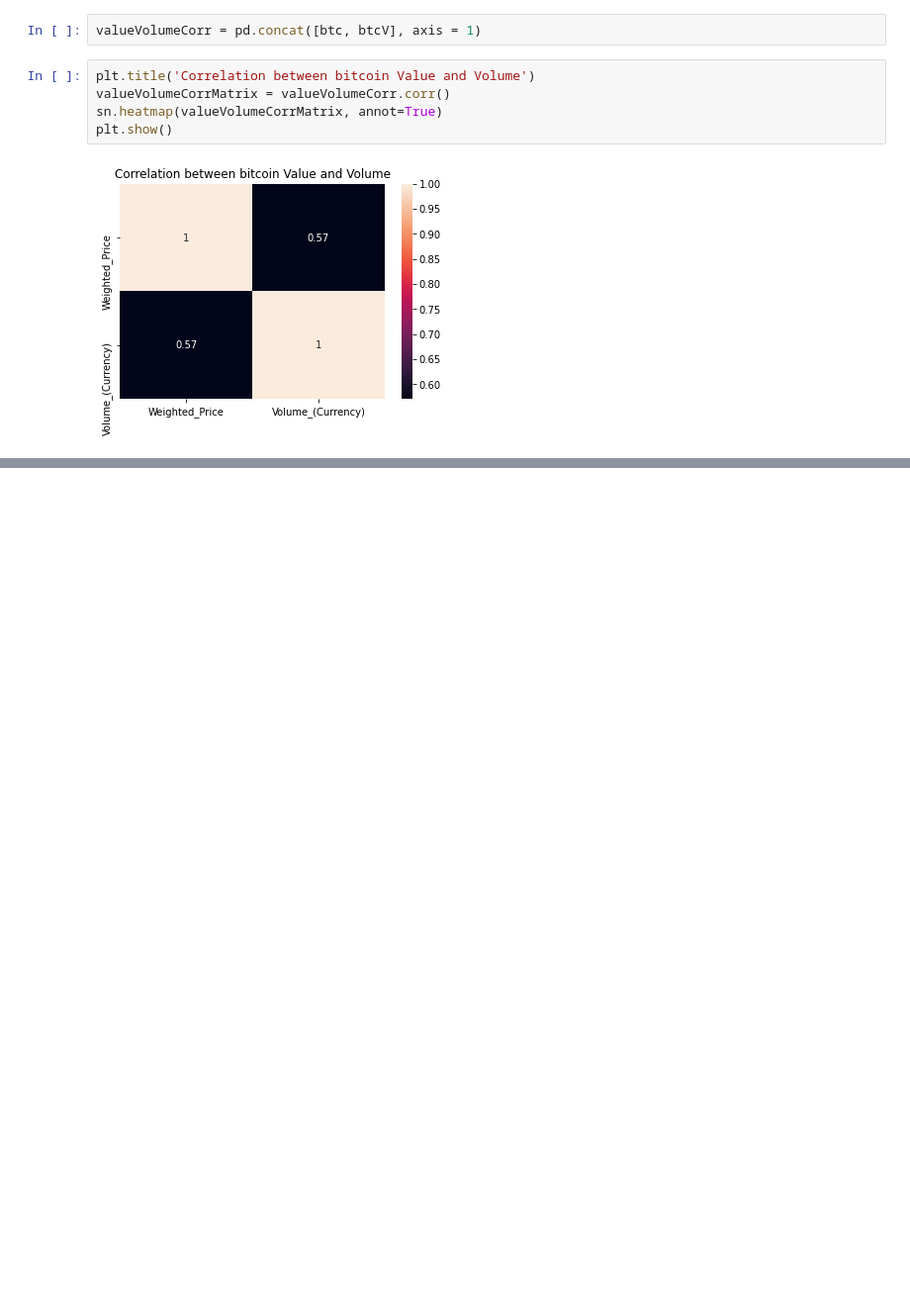
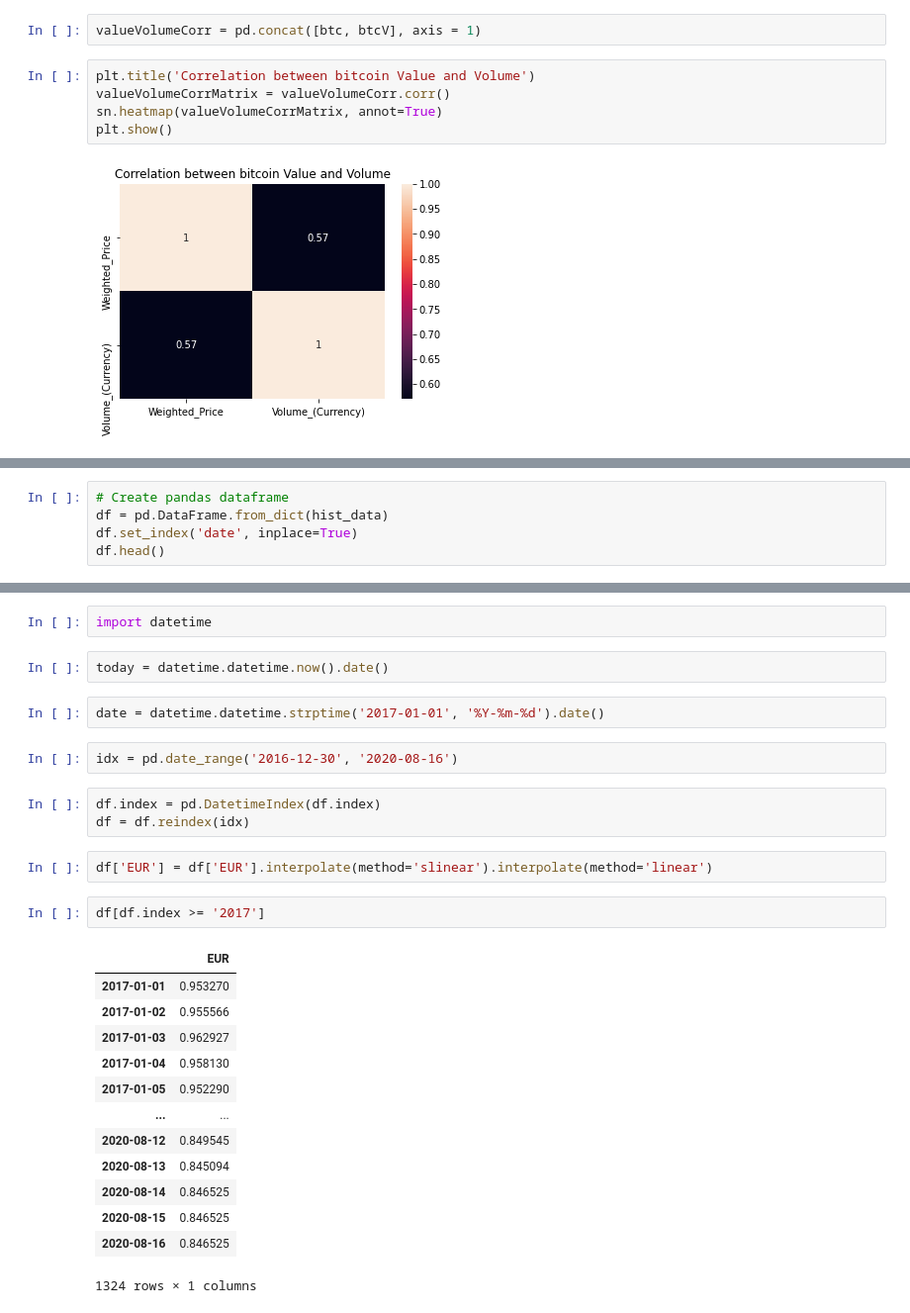
Before and after one commit to Sebastian-Bender/Cryptocurrency-price-prediction, a Jupyter notebook: CryptoPricePrediction/src/analysis.ipynb, the cells around one changed output, grey strips where cells are left out. Shown at 99% size. Cells and saved outputs as stored; diff of their text form; blank space fills up the shorter version.

```diff
--- a/CryptoPricePrediction/src/analysis.ipynb
+++ b/CryptoPricePrediction/src/analysis.ipynb
@@ -212,0 +231,5 @@ plt.show()
+# %%
+# Create pandas dataframe
+df = pd.DataFrame.from_dict(hist_data)
+df.set_index('date', inplace=True)
+df.head()
@@ -212,0 +244,29 @@ plt.show()
+# %%
+import datetime
+# %%
+today = datetime.datetime.now().date()
+# %%
+date = datetime.datetime.strptime('2017-01-01', '%Y-%m-%d').date()
+# %%
+idx = pd.date_range('2016-12-30', '2020-08-16')
+# %%
+df.index = pd.DatetimeIndex(df.index)
+df = df.reindex(idx)
+# %%
+df['EUR'] = df['EUR'].interpolate(method='slinear').interpolate(method='linear')
+# %%
+df[df.index >= '2017']
+# %% [output]
+|  | EUR |
+| 2017-01-01 | 0.953270 |
+| 2017-01-02 | 0.955566 |
+| 2017-01-03 | 0.962927 |
+| 2017-01-04 | 0.958130 |
+| 2017-01-05 | 0.952290 |
+| ... | ... |
+| 2020-08-12 | 0.849545 |
+| 2020-08-13 | 0.845094 |
+| 2020-08-14 | 0.846525 |
+| 2020-08-15 | 0.846525 |
+| 2020-08-16 | 0.846525 |
+1324 rows × 1 columns
```
Also changed, not shown: parts of 7 cells of this notebook, 4 other files.
